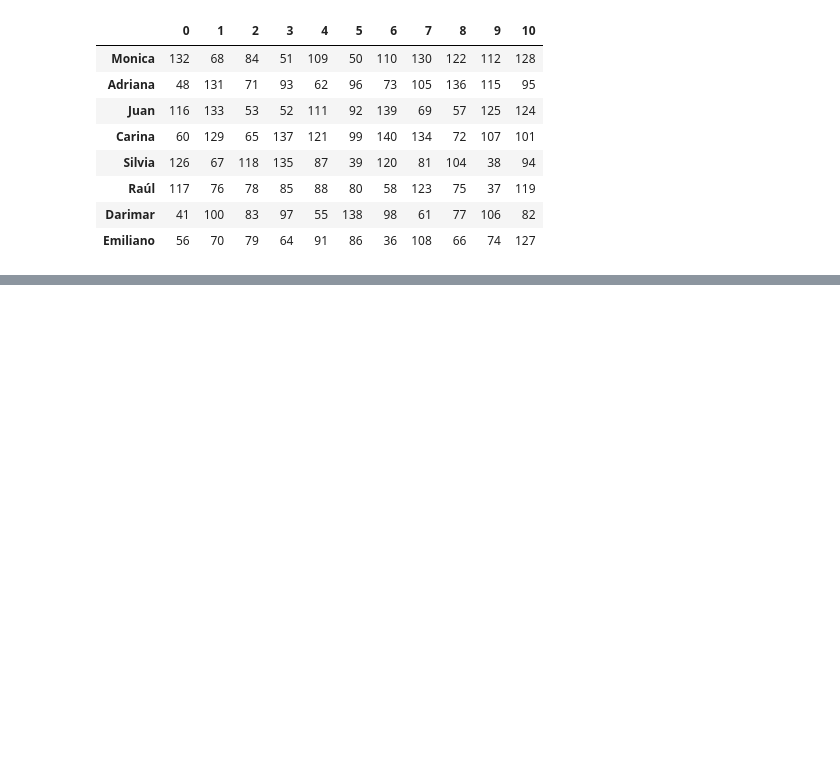
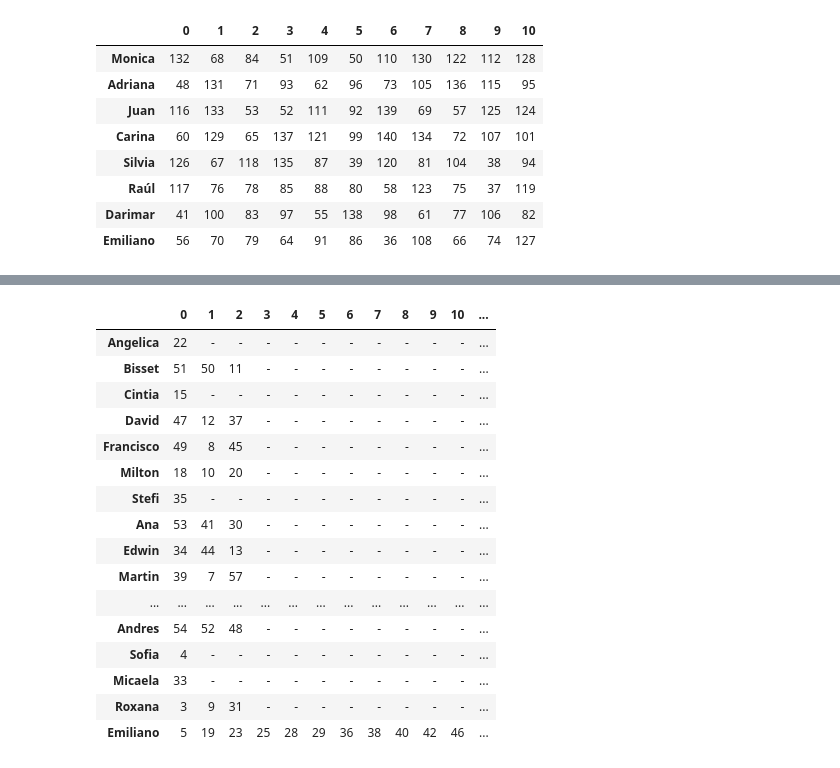
Before and after one commit to emzima24/principalEmzima, a Jupyter notebook: principalEmzima/python/codigosVarios/sorteo_condiciones.ipynb, the cells around one changed output, grey strips where cells are left out. Saved outputs shown, nothing was run; the diff lists cells and outputs as text; code cells hidden in the pictures; blank space fills up the shorter version.

```diff
--- a/principalEmzima/python/codigosVarios/sorteo_condiciones.ipynb
+++ b/principalEmzima/python/codigosVarios/sorteo_condiciones.ipynb
@@ -58,0 +209,94 @@ df
+# %%
+import random
+import pandas as pd
+
+sorteo = True
+
+# Lista de números
+restrictions = {
+    'Angelica': [40, 41, 42],
+    'Bisset': [24, 27, 53, 54, 55],
+    'Cintia': [8, 9],
+    'David': [5, 6, 22, 29],
+    'Francisco': [3, 13, 14, 20, 21],
+    'Milton': [11, 12, 25, 38, 39],
+    'Stefi': [15, 16, 17, 18, 19],
+    'Ana': [46, 47, 48, 49, 56],
+    'Edwin': [7, 51, 52, 57, 58],
+    'Martin': [28, 35, 10],
+    'Florencia': [30, 31, 32],
+    'Fabian': [4, 26, 43],
+    'Silvia': [23],
+    'Juan': [50],
+    'Andres': [5, 6, 22, 29],
+    'Sofia': [15, 16, 17, 18, 19],
+    'Micaela': [28, 35, 10],
+    'Roxana': [],
+    'Emiliano': [],
+}
+all_numbers = list(range(3, 59))
+
+def assign_numbers(restrictions, all_numbers):
+    # Inicializar el diccionario de asignaciones
+    assignments = {el: [] for el in restrictions.keys()}
+
+    # Lista de números disponibles para cada elemento
+    available_numbers = {el: [num for num in all_numbers if num not in restrictions[el]] for el in restrictions.keys()}
+
+    # Asignar 1 número a
+    for el in ['Angelica', 'Cintia','Stefi','Sofia','Micaela']:
+        if available_numbers[el]:
+            num = random.choice(available_numbers[el])
+            assignments[el].append(num)
+            all_numbers.remove(num)
+            for k in available_numbers:
+                if num in available_numbers[k]:
+                    available_numbers[k].remove(num)
+
+    # Asignar 3 números a los demás, excepto Emiliano
+    for _ in range(3):
+        for el in restrictions.keys():
+            if el not in ['Angelica', 'Cintia','Stefi','Sofia','Micaela','Emiliano']:
+                if available_numbers[el]:
+                    num = random.choice(available_numbers[el])
+                    assignments[el].append(num)
+                    all_numbers.remove(num)
+                    for k in available_numbers:
+                        if num in available_numbers[k]:
+                            available_numbers[k].remove(num)
+
+    # Asignar todos los números restantes a Emiliano
+    assignments['Emiliano'] = all_numbers
+
+    return assignments
+
+assignments = assign_numbers(restrictions, all_numbers.copy())
+
+if sorteo:
+    df = pd.DataFrame(assignments.values(), index=assignments.keys())
+else:
+    df = pd.DataFrame(columns=range(0,12), index=restrictions.keys())
+df = df.fillna(0).astype(int)
+df.replace(0,'-',inplace=True)
+display(df)
+
+count_distinct = (df != '-').sum().sum()
+print(f'La cantidad de numeros asignados es {count_distinct}')
+# %% [output]
+|  | 0 | 1 | 2 | 3 | 4 | 5 | 6 | 7 | 8 | 9 | 10 | ... |
+| Angelica | 22 | - | - | - | - | - | - | - | - | - | - | ... |
+| Bisset | 51 | 50 | 11 | - | - | - | - | - | - | - | - | ... |
+| Cintia | 15 | - | - | - | - | - | - | - | - | - | - | ... |
+| David | 47 | 12 | 37 | - | - | - | - | - | - | - | - | ... |
+| Francisco | 49 | 8 | 45 | - | - | - | - | - | - | - | - | ... |
+| Milton | 18 | 10 | 20 | - | - | - | - | - | - | - | - | ... |
+| Stefi | 35 | - | - | - | - | - | - | - | - | - | - | ... |
+| Ana | 53 | 41 | 30 | - | - | - | - | - | - | - | - | ... |
+| Edwin | 34 | 44 | 13 | - | - | - | - | - | - | - | - | ... |
+| Martin | 39 | 7 | 57 | - | - | - | - | - | - | - | - | ... |
+| ... | ... | ... | ... | ... | ... | ... | ... | ... | ... | ... | ... | ... |
+| Andres | 54 | 52 | 48 | - | - | - | - | - | - | - | - | ... |
+| Sofia | 4 | - | - | - | - | - | - | - | - | - | - | ... |
+| Micaela | 33 | - | - | - | - | - | - | - | - | - | - | ... |
+| Roxana | 3 | 9 | 31 | - | - | - | - | - | - | - | - | ... |
+| Emiliano | 5 | 19 | 23 | 25 | 28 | 29 | 36 | 38 | 40 | 42 | 46 | ... |
```
Also changed, not shown: parts of 7 cells of this notebook, 12 other files.
